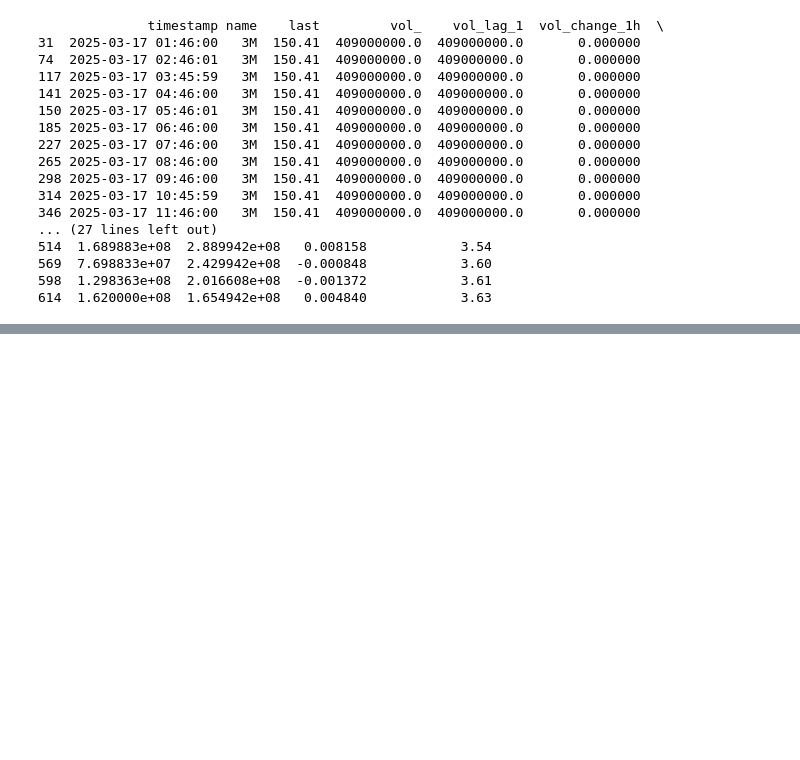
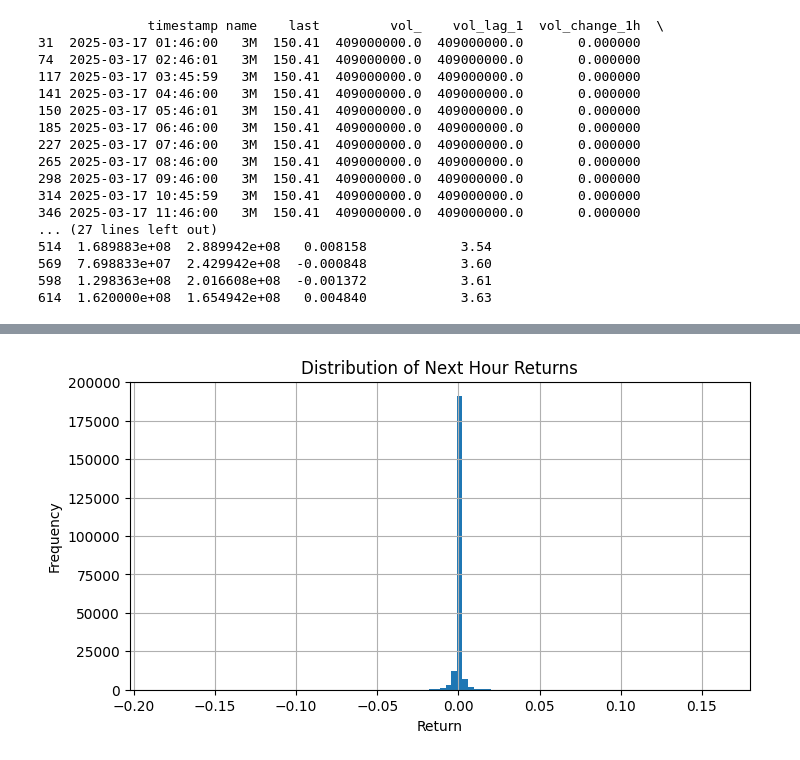
Before and after one commit to ademmrabet/stockmarketforcast, a Jupyter notebook: notebooks/01_exploratory.ipynb, the cells around one changed output, grey strips where cells are left out. Cells and saved outputs as stored; diff of their text form; code cells hidden in the pictures; blank space fills up the shorter version.

```diff
--- a/notebooks/01_exploratory.ipynb
+++ b/notebooks/01_exploratory.ipynb
@@ -169,0 +258,9 @@ print(df_with_features[[
+# %%
+plt.figure(figsize=(8,4))
+df["future_return_1h"].hist(bins=100)
+plt.title("Distribution of Next Hour Returns")
+plt.xlabel("Return")
+plt.ylabel("Frequency")
+plt.show()
+# %% [output]
+[figure, added]
```
Also changed, not shown: parts of 13 cells of this notebook, 8 other files.
